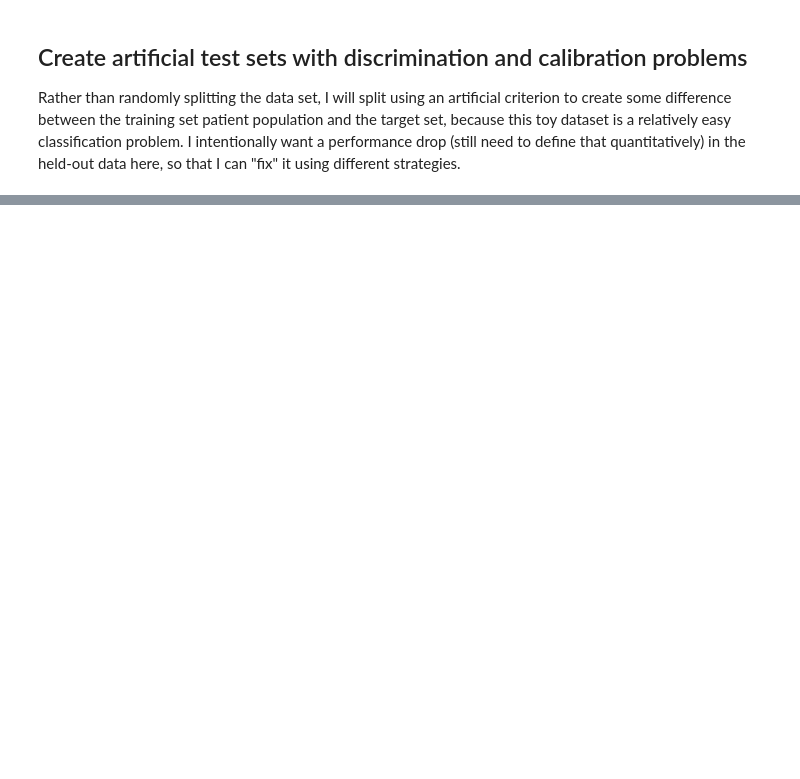
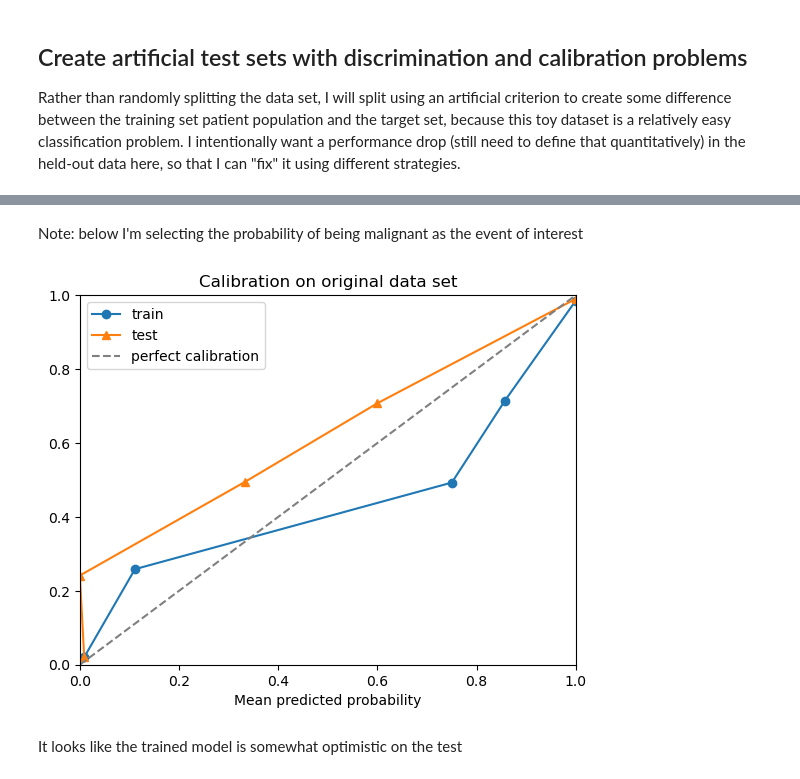
Before and after one commit to sarahcwesolowski/trns-learn, a Jupyter notebook: notebooks/Mishra_Test_Breast_Cancer.ipynb, the cells around one changed output, grey strips where cells are left out. Cells and saved outputs as stored; diff of their text form; code cells hidden in the pictures; blank space fills up the shorter version.

```diff
--- a/notebooks/Mishra_Test_Breast_Cancer.ipynb
+++ b/notebooks/Mishra_Test_Breast_Cancer.ipynb
@@ -85,0 +145,23 @@ Rather than randomly splitting the data set, I will split using an artificial cr
+# %% [markdown]
+Note: below I'm selecting the probability of being malignant as the event of interest
+# %%
+y_train_pred = clf.predict_proba(x_train)[:,1]
+# %%
+y_test_pred = clf.predict_proba(x_test)[:,1]
+# %%
+xcal_train, ycal_train = calibration_curve(y_train, y_train_pred)
+# %%
+xcal_test, ycal_test = calibration_curve(y_test, y_test_pred)
+# %%
+plt.plot(xcal_train, ycal_train,'o-', label='train')
+plt.plot(xcal_test, ycal_test,'^-', label='test')
+plt.xlim(0,1)
+plt.ylim(0,1)
+plt.plot([0,1],[0,1],'--',color='gray', label='perfect calibration')
+plt.title('Calibration on original data set')
+plt.xlabel('Mean predicted probability')
+plt.legend();
+# %% [output]
+[figure, added]
+# %% [markdown]
+It looks like the trained model is somewhat optimistic on the test
```
Also changed, not shown: parts of 27 cells of this notebook.
